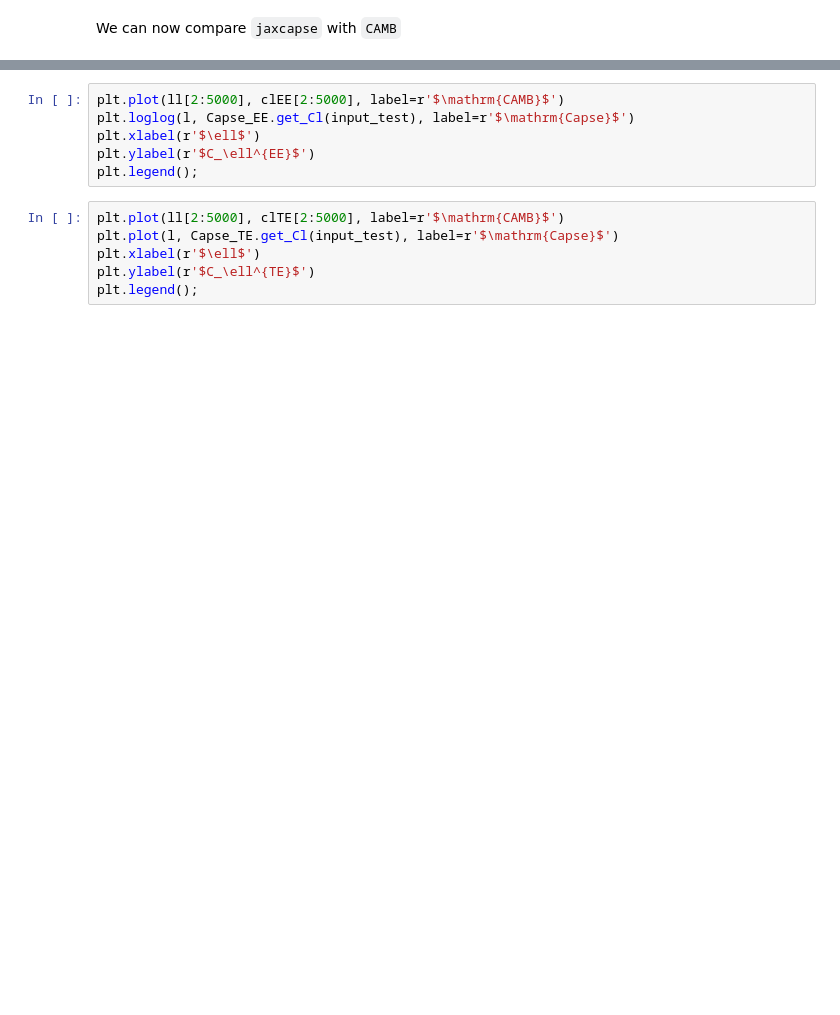
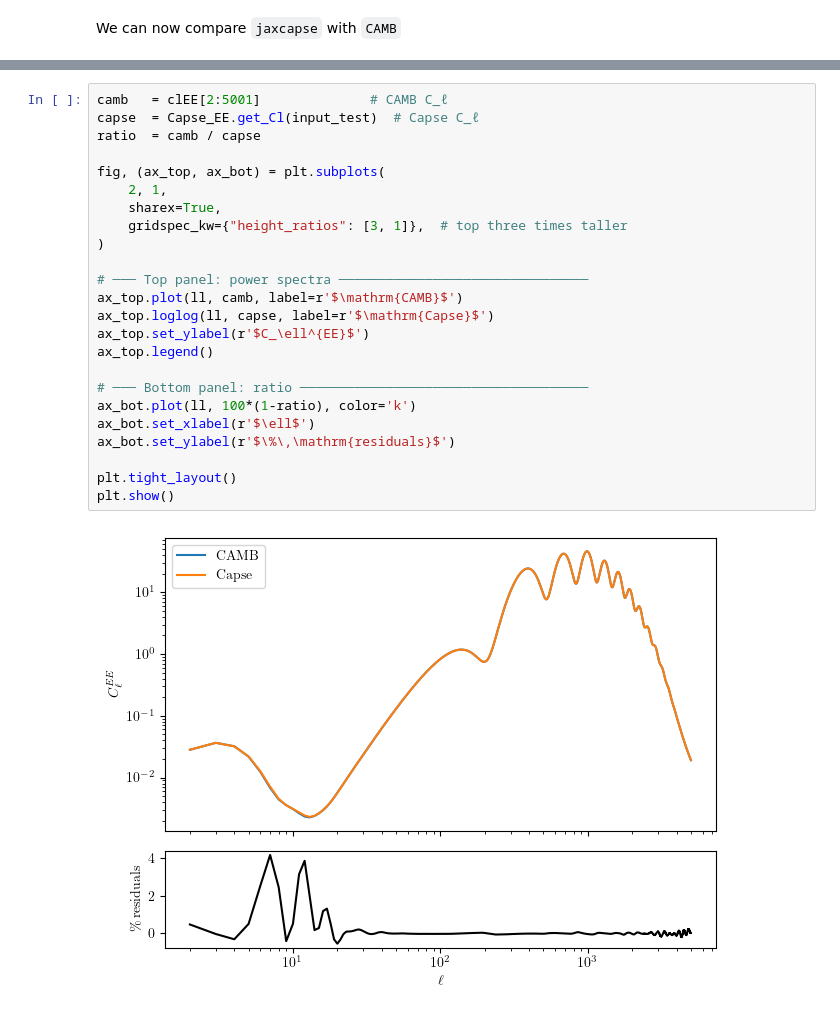
Before and after one commit to CosmologicalEmulators/jaxcapse, a Jupyter notebook: notebooks/jaxcapse_test.ipynb, the cells around one changed output, grey strips where cells are left out. Cells and saved outputs as stored; diff of their text form; blank space fills up the shorter version.

```diff
--- a/notebooks/jaxcapse_test.ipynb
+++ b/notebooks/jaxcapse_test.ipynb
@@ -169,13 +235,27 @@ plt.legend();
 # %%
-plt.plot(ll[2:5000], clEE[2:5000], label=r'$\mathrm{CAMB}$')
-plt.loglog(l, Capse_EE.get_Cl(input_test), label=r'$\mathrm{Capse}$')
-plt.xlabel(r'$\ell$')
-plt.ylabel(r'$C_\ell^{EE}$')
-plt.legend();
+camb   = clEE[2:5001]              # CAMB C_ℓ
+capse  = Capse_EE.get_Cl(input_test)  # Capse C_ℓ
+ratio  = camb / capse
+
+fig, (ax_top, ax_bot) = plt.subplots(
+    2, 1,
+    sharex=True,
+    gridspec_kw={"height_ratios": [3, 1]},  # top three times taller
+)
+
+# ─── Top panel: power spectra ────────────────────────────────
+ax_top.plot(ll, camb, label=r'$\mathrm{CAMB}$')
+ax_top.loglog(ll, capse, label=r'$\mathrm{Capse}$')
+ax_top.set_ylabel(r'$C_\ell^{EE}$')
+ax_top.legend()
+
+# ─── Bottom panel: ratio ─────────────────────────────────────
+ax_bot.plot(ll, 100*(1-ratio), color='k')
+ax_bot.set_xlabel(r'$\ell$')
+ax_bot.set_ylabel(r'$\%\,\mathrm{residuals}$')
+
+plt.tight_layout()
+plt.show()
+# %% [output]
+[figure, added]
-# %%
-plt.plot(ll[2:5000], clTE[2:5000], label=r'$\mathrm{CAMB}$')
-plt.plot(l, Capse_TE.get_Cl(input_test), label=r'$\mathrm{Capse}$')
-plt.xlabel(r'$\ell$')
-plt.ylabel(r'$C_\ell^{TE}$')
-plt.legend();
 # %%
```
Also changed, not shown: parts of 12 cells of this notebook, 15 other files.
